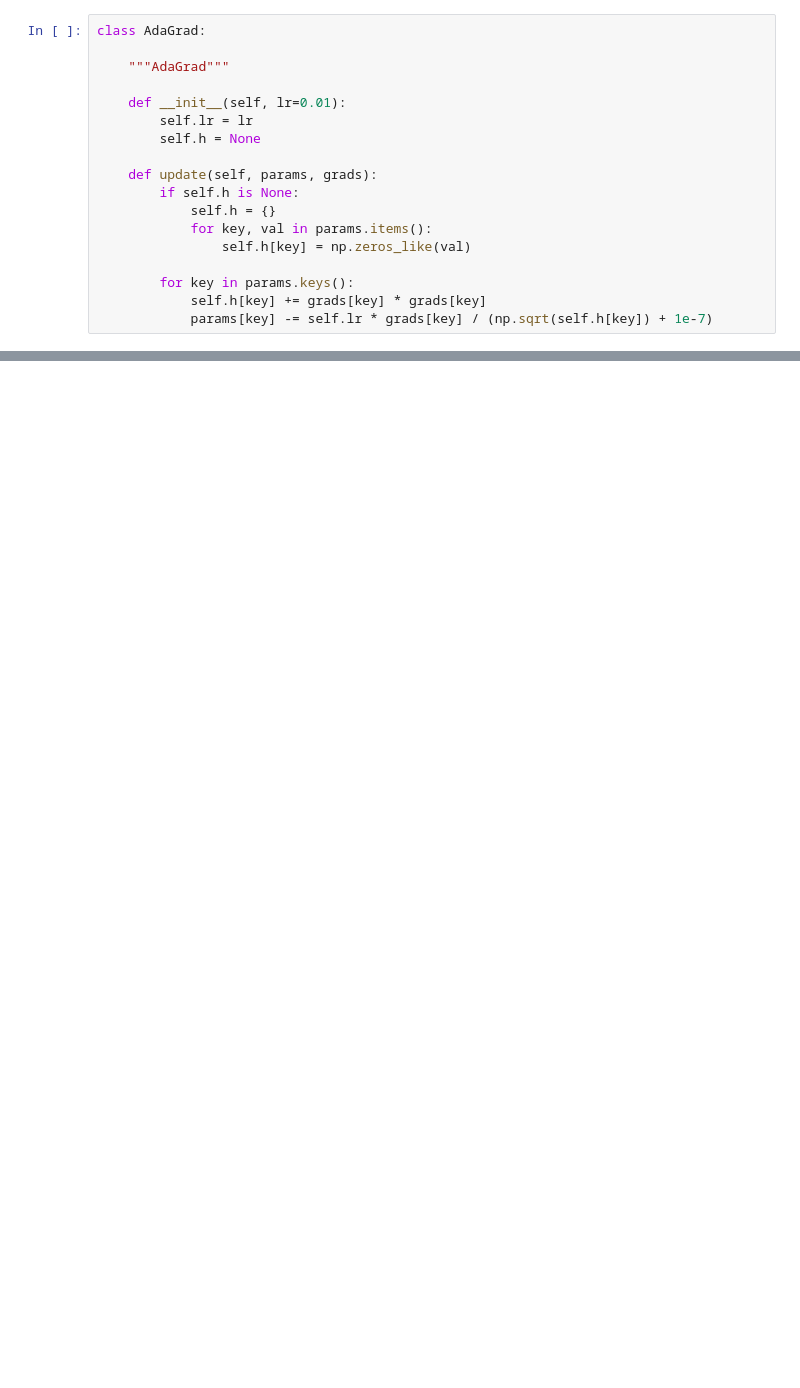
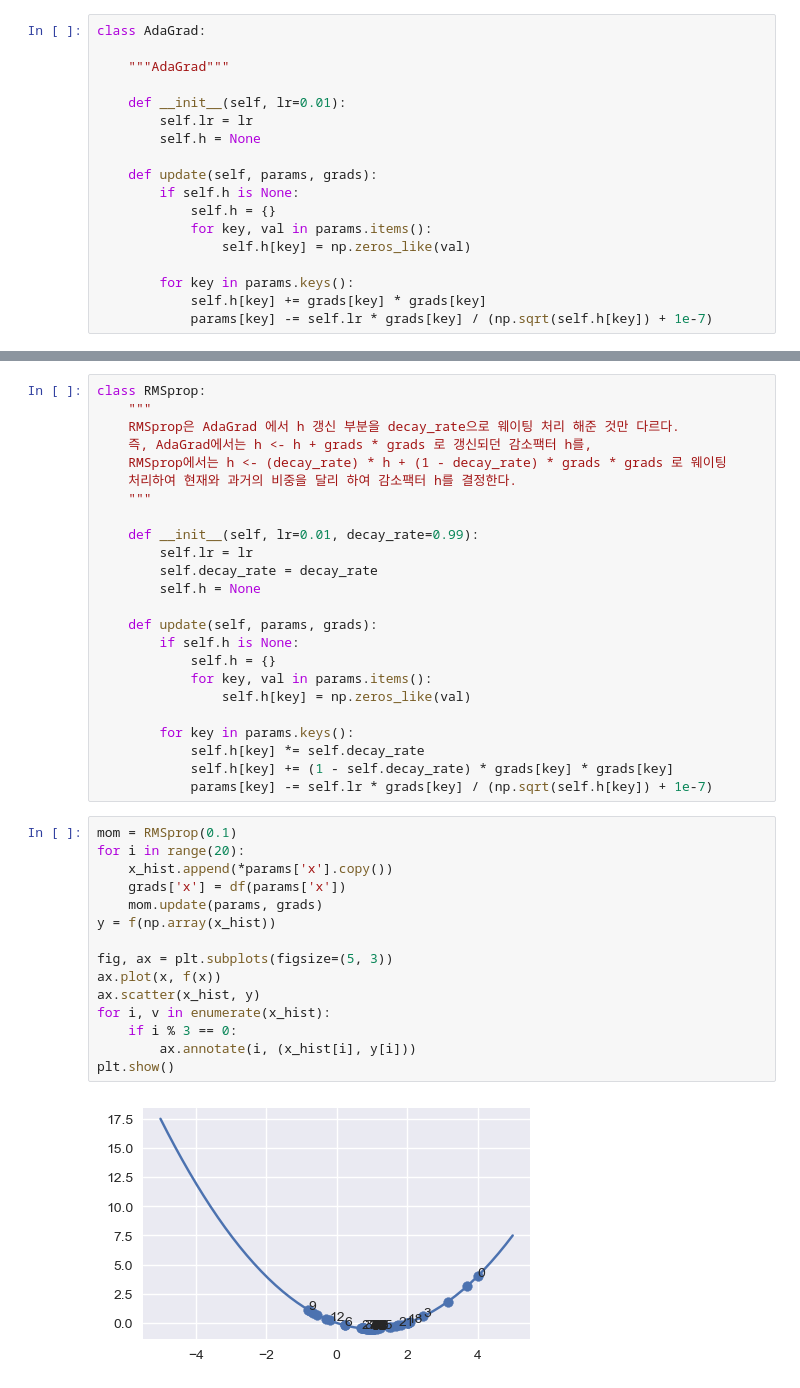
Before and after one commit to PhyCosmos/docs, a Jupyter notebook: ch6.ipynb, the cells around one changed output, grey strips where cells are left out. Cells and saved outputs as stored; diff of their text form; blank space fills up the shorter version.

```diff
--- a/ch6.ipynb
+++ b/ch6.ipynb
@@ -216,0 +248,41 @@ plt.show()
+# %%
+class RMSprop:
+    """
+    RMSprop은 AdaGrad 에서 h 갱신 부분을 decay_rate으로 웨이팅 처리 해준 것만 다르다.
+    즉, AdaGrad에서는 h <- h + grads * grads 로 갱신되던 감소팩터 h를,
+    RMSprop에서는 h <- (decay_rate) * h + (1 - decay_rate) * grads * grads 로 웨이팅
+    처리하여 현재와 과거의 비중을 달리 하여 감소팩터 h를 결정한다.
+    """
+
+    def __init__(self, lr=0.01, decay_rate=0.99):
+        self.lr = lr
+        self.decay_rate = decay_rate
+        self.h = None
+
+    def update(self, params, grads):
+        if self.h is None:
+            self.h = {}
+            for key, val in params.items():
+                self.h[key] = np.zeros_like(val)
+
+        for key in params.keys():
+            self.h[key] *= self.decay_rate
+            self.h[key] += (1 - self.decay_rate) * grads[key] * grads[key]
+            params[key] -= self.lr * grads[key] / (np.sqrt(self.h[key]) + 1e-7)
+# %%
+mom = RMSprop(0.1)
+for i in range(20):
+    x_hist.append(*params['x'].copy())
+    grads['x'] = df(params['x'])
+    mom.update(params, grads)
+y = f(np.array(x_hist))
+
+fig, ax = plt.subplots(figsize=(5, 3))
+ax.plot(x, f(x))
+ax.scatter(x_hist, y)
+for i, v in enumerate(x_hist):
+    if i % 3 == 0:
+        ax.annotate(i, (x_hist[i], y[i]))
+plt.show()
+# %% [output]
+[figure, added]
```
Also changed, not shown: parts of 20 cells of this notebook, 6 other files.
